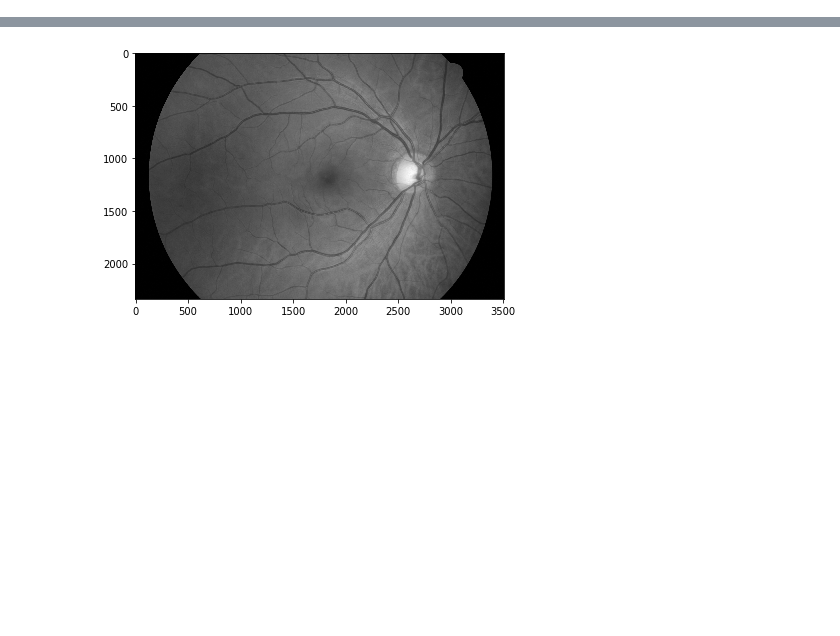
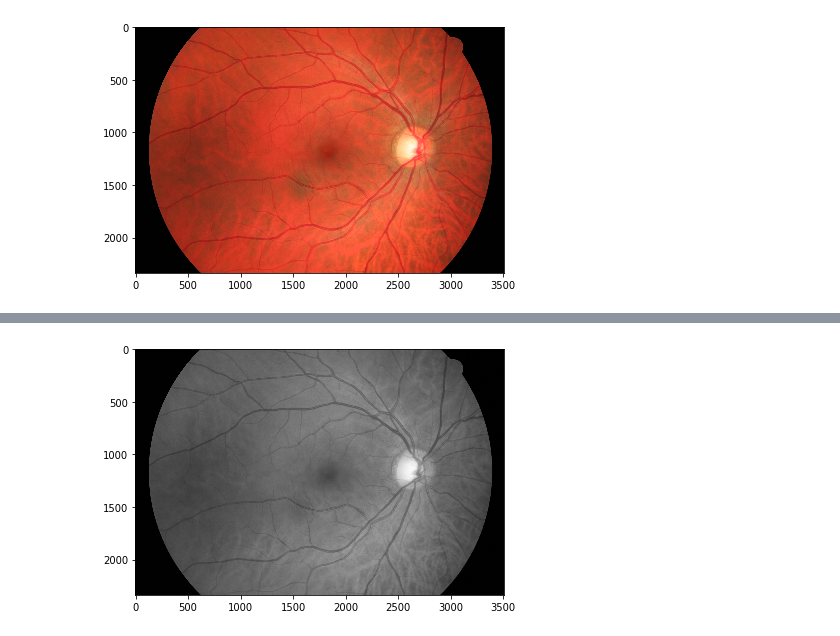
Before and after one commit to Dombearx/badanie-dna-oka, a Jupyter notebook: Dno oka.ipynb, the cells around one changed output, grey strips where cells are left out. Cells and saved outputs as stored; diff of their text form; code cells hidden in the pictures; blank space fills up the shorter version.

```diff
--- a/Dno oka.ipynb
+++ b/Dno oka.ipynb
@@ -17,0 +19,6 @@ path = "F:\Polibuda\semestr6\informatyka w medycynie - lab\Badanie dna oka"
+# %%
+imgC = loadImgColor(path + "\healthy\\01_h.jpg")
+# %%
+showImage(imgC)
+# %% [output]
+[figure, added]
```
Also changed, not shown: parts of 23 cells of this notebook.
